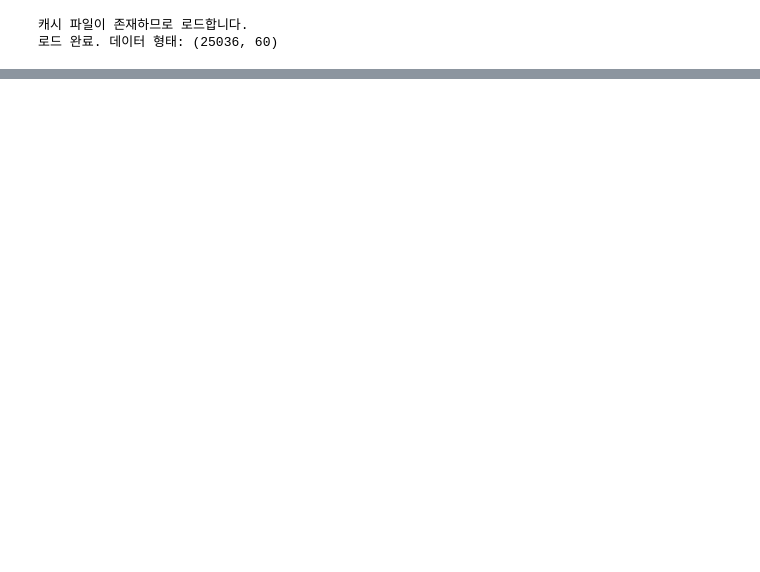
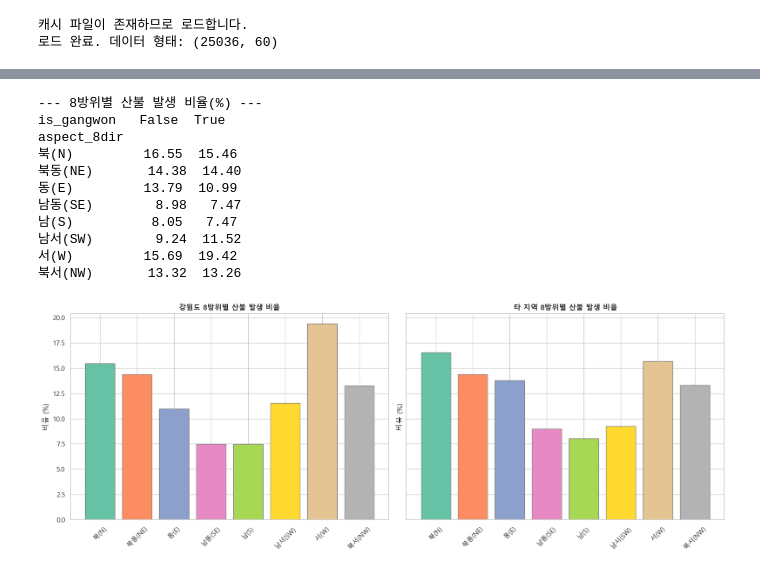
Before and after one commit to Max-JI64/farm-system-public-02, a Jupyter notebook: jsw/EDA/EDA-2026-05-26_전국-공간.ipynb, the cells around one changed output, grey strips where cells are left out. Saved outputs shown, nothing was run; the diff lists cells and outputs as text; code cells hidden in the pictures; blank space fills up the shorter version.

```diff
--- a/jsw/EDA/EDA-2026-05-26_전국-공간.ipynb
+++ b/jsw/EDA/EDA-2026-05-26_전국-공간.ipynb
@@ -779,0 +423,16 @@ R-squared: 0.0116
+# %%
+# 지형특성 violin plot
+fig, axes = plt.subplots(2, 2, figsize=(14, 10))
+titles = ['고도 분포', '경사도 분포', '지형위치지수(TPI) 분포', '지형다습지수(TWI) 분포']
+
+for ax, var, title in zip(axes.flatten(), topo_vars, titles):
+    plot_df = merged_df[['is_gangwon', var]].dropna()
+    sns.violinplot(data=plot_df, x='is_gangwon', y=var, hue='is_gangwon', palette='Set2', ax=ax, legend=False)
+    ax.set_title(f'강원도 vs 타 지역 {title}', fontsize=13, fontweight='bold')
+    ax.set_xlabel('지역 구분')
+    ax.set_ylabel(var)
+    ax.set_xticks([0, 1])
+    ax.set_xticklabels(['타 지역', '강원도'])
+
+plt.tight_layout()
+plt.show()
@@ -779,0 +441,43 @@ R-squared: 0.0116
+# %%
+# 사면방향 역변환 및 8방위 분포
+if {'사면방향_sin', '사면방향_cos'}.issubset(merged_df.columns):
+    merged_df['aspect_deg'] = np.degrees(np.arctan2(merged_df['사면방향_sin'], merged_df['사면방향_cos'])) % 360
+    bins = [0, 22.5, 67.5, 112.5, 157.5, 202.5, 247.5, 292.5, 337.5, 360]
+    labels = ['북(N)', '북동(NE)', '동(E)', '남동(SE)', '남(S)', '남서(SW)', '서(W)', '북서(NW)', '북(N)']
+    merged_df['aspect_8dir'] = pd.cut(merged_df['aspect_deg'], bins=bins, labels=labels, include_lowest=True, ordered=False).astype(str)
+
+    order = ['북(N)', '북동(NE)', '동(E)', '남동(SE)', '남(S)', '남서(SW)', '서(W)', '북서(NW)']
+    print('--- 8방위별 산불 발생 비율(%) ---')
+    aspect_table = (
+        merged_df
+        .groupby('is_gangwon')['aspect_8dir']
+        .value_counts(normalize=True)
+        .mul(100)
+        .rename('비율')
+        .reset_index()
+    )
+    print(aspect_table.pivot(index='aspect_8dir', columns='is_gangwon', values='비율').reindex(order).round(2))
+
+    fig, axes = plt.subplots(1, 2, figsize=(16, 6), sharey=True)
+    for i, (flag, title) in enumerate([(True, '강원도'), (False, '타 지역')]):
+        subset = merged_df[merged_df['is_gangwon'] == flag]
+        pcts = subset['aspect_8dir'].value_counts(normalize=True).reindex(order, fill_value=0) * 100
+        axes[i].bar(order, pcts.values, color=sns.color_palette('Set2', len(order)), edgecolor='gray')
+        axes[i].set_title(f'{title} 8방위별 산불 발생 비율', fontsize=12, fontweight='bold')
+        axes[i].set_ylabel('비율 (%)')
+        axes[i].tick_params(axis='x', rotation=45)
+    plt.tight_layout()
+    plt.show()
+# %% [output]
+--- 8방위별 산불 발생 비율(%) ---
+is_gangwon   False  True
+aspect_8dir
+북(N)         16.55  15.46
+북동(NE)       14.38  14.40
+동(E)         13.79  10.99
+남동(SE)        8.98   7.47
+남(S)          8.05   7.47
+남서(SW)        9.24  11.52
+서(W)         15.69  19.42
+북서(NW)       13.32  13.26
+[figure, added]
```
Also changed, not shown: parts of 80 cells of this notebook, 1 other file.
